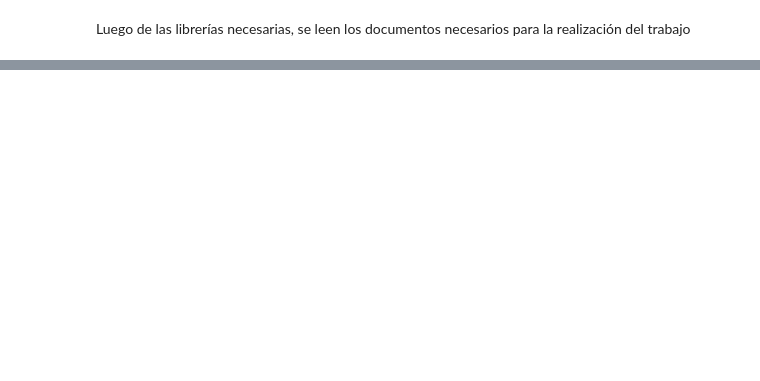
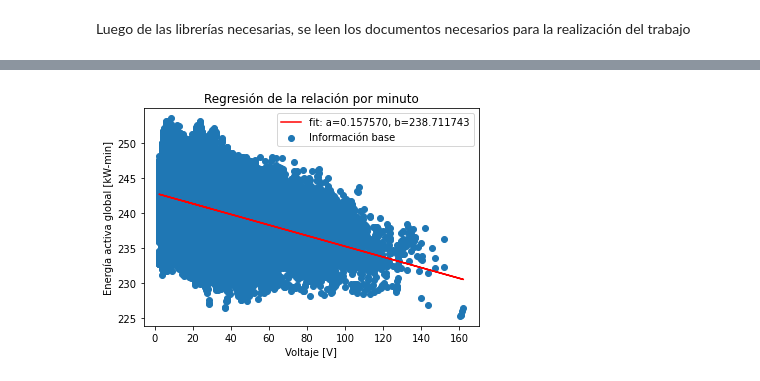
Before and after one commit to DavidSMerchan/TareaFinalHerramientas, a Jupyter notebook: Untitled1.ipynb, the cells around one changed output, grey strips where cells are left out. Saved outputs shown, nothing was run; the diff lists cells and outputs as text; code cells hidden in the pictures; blank space fills up the shorter version.

```diff
--- a/Untitled1.ipynb
+++ b/Untitled1.ipynb
@@ -25,0 +60,5 @@ FileNotFoundError: [Errno 2] No such file or directory: '../data/Global_active_p
+# %%
+# Se crea una nueva muestra de la tabla que enseña la información por días.
+Dias=Tabla.resample('D').mean()
+Dias=Dias.dropna()
+Dias
@@ -25,0 +178,5 @@ FileNotFoundError: [Errno 2] No such file or directory: '../data/Global_active_p
+# %%
+print("El analisis por minuto, día y mes es el siguiente:")
+fit(Lineal1,Tabla["Global_intensity"],Tabla["Global_active_power"],4)
+fit(Lineal1,Dias["Global_intensity"],Dias["Global_active_power"],4)
+fit(Lineal1,Meses["Global_intensity"],Meses["Global_active_power"],4)
@@ -25,0 +200,19 @@ FileNotFoundError: [Errno 2] No such file or directory: '../data/Global_active_p
+# %%
+# Se describe la relación en intervalos de minutos.
+popt, pcovmin= curve_fit(Lineal1, Tabla["Global_active_power"], Tabla["Voltage"])
+# Se describe la relación en intervalos de días.
+poptdia, pcovdia= curve_fit(Lineal1, Dias["Global_active_power"], Dias["Voltage"])
+# Se describe la relación en intervalos de meses.
+poptmes, pcovmes= curve_fit(Lineal1, Meses["Global_active_power"], Meses["Voltage"])
+# %%
+# Se genera la gráfica de la relación en intervalos de minutos.
+plt.figure(figsize=(6,4))
+plt.plot(Tabla["Global_active_power"], Lineal1(Tabla["Global_active_power"], *popt), 'r-', label = 'fit: a=%6.6f, b=%6.6f' % tuple(poptmes))
+plt.scatter(Tabla["Global_active_power"], Tabla["Voltage"], label = "Información base")
+plt.title("Regresión de la relación por minuto")
+plt.xlabel('Voltaje [V]')
+plt.ylabel('Energía activa global [kW-min]')
+plt.legend()
+plt.show()
+# %% [output]
+[figure, added]
```
Also changed, not shown: parts of 23 cells of this notebook, 5 other files.
